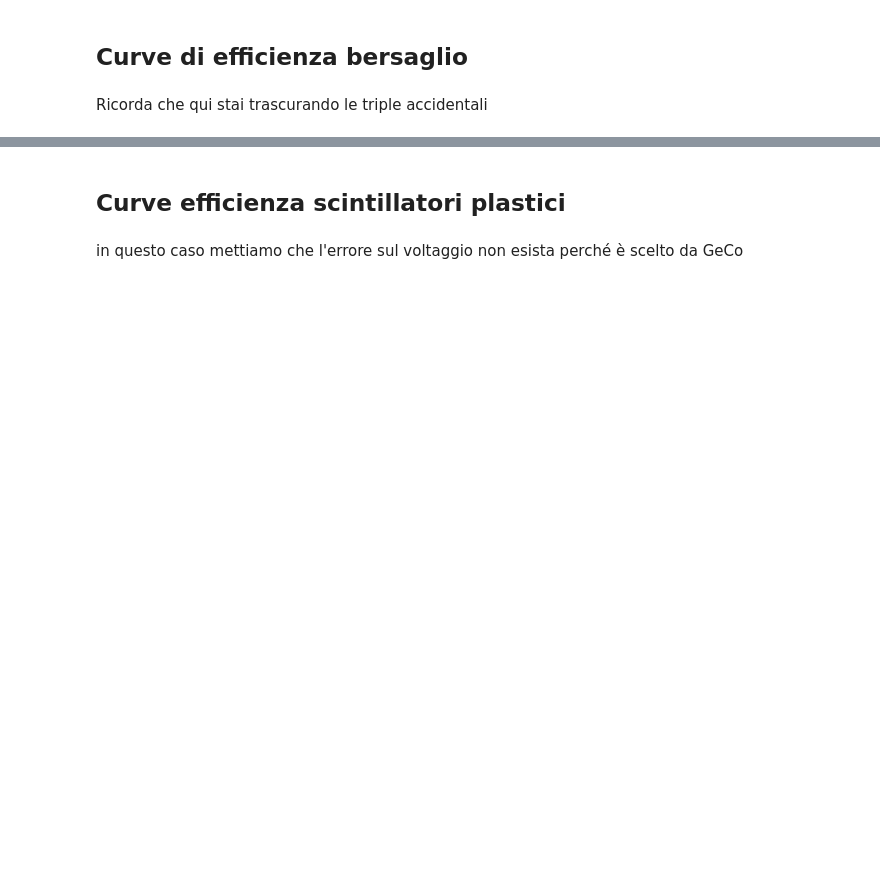
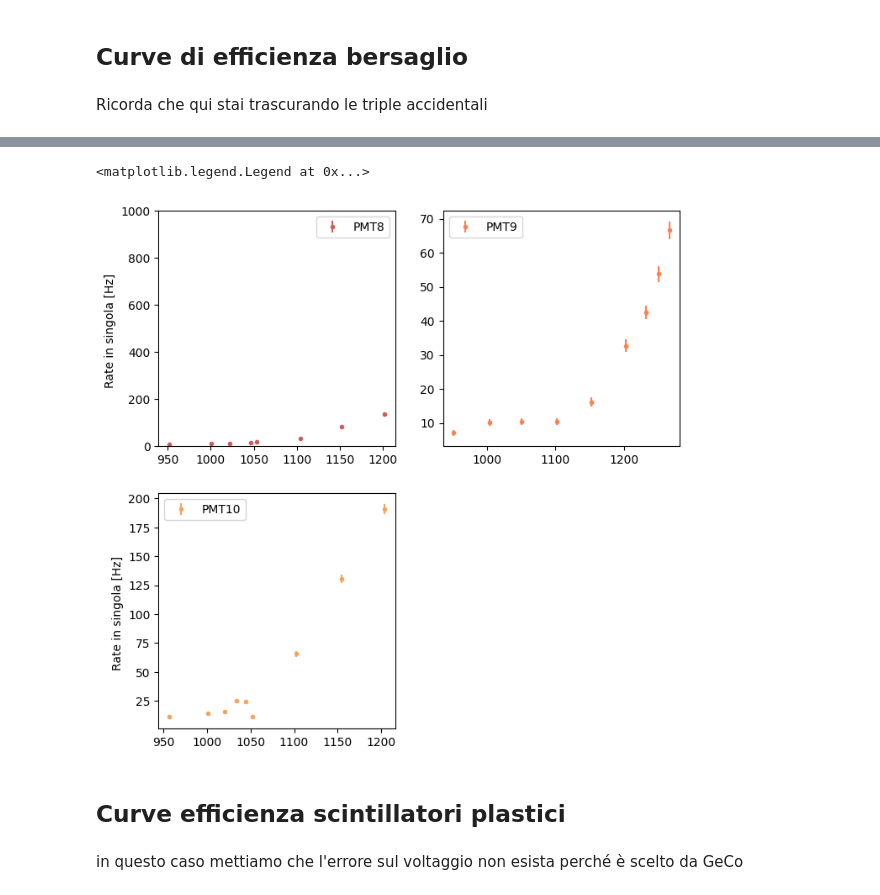
Before and after one commit to JuliaFavaro/Lab-Fund-Int, a Jupyter notebook: MuLife/Calcoli_veloci.ipynb, the cells around one changed output, grey strips where cells are left out. Saved outputs shown, nothing was run; the diff lists cells and outputs as text; code cells hidden in the pictures; blank space fills up the shorter version.

```diff
--- a/MuLife/Calcoli_veloci.ipynb
+++ b/MuLife/Calcoli_veloci.ipynb
@@ -116,15 +121,13 @@ counts_2= np.array([184, 188, 177, 168, 174, 180, 147, 158, 175, 171, 185, 158,
 # %%
-rate1_2=doppie_1_2/time
-rate1=counts_1/time
-rate2=counts_2/time
+rate8=counts_8/time
+rate9=counts_9/time
+rate10=counts_10/time
+rate11=counts_11/time
 
-error8=np.sqrt(triple_8)
-error9=np.sqrt(triple_9)
-error10=np.sqrt(triple_10)
-error11=np.sqrt(triple_11)
-error1_2=np.sqrt(doppie_1_2)
-error1=np.sqrt(counts_1)
-error2=np.sqrt(counts_2)
+errorrate8=np.sqrt(counts_8)/time
+errorrate9=np.sqrt(counts_9)/time
+errorrate10=np.sqrt(counts_10)/time
+errorrate11=np.sqrt(counts_11)/time
 # %%
 def sigma_eff(nt, nd,  ndacc,sigma_ndacc):
     epsilon=nt/(nd-ndacc)
@@ -187,3 +187,24 @@ plt.show()
+# %%
+plt.figure(figsize=(8,8))
+plt.tight_layout
+#plt.title("Rate in singola degli scintillatori")
+plt.subplot(221)
+plt.errorbar(V_8,rate8,errorrate8, fmt='.', color='indianred',label='PMT8')
+plt.ylabel('Rate in singola [Hz] ')
+plt.ylim(0,1000)
+plt.legend()
+
+plt.subplot(222)
+plt.errorbar(V_9,rate9,errorrate9, fmt='.', color='coral',label='PMT9')
+plt.legend()
+
+plt.subplot(223)
+plt.errorbar(V_10,rate10,errorrate10, fmt='.', color='sandybrown',label='PMT10')
+plt.ylabel('Rate in singola [Hz] ')
+plt.legend()
+# %% [output]
+<matplotlib.legend.Legend at 0x...>
+[figure, added]
 # %% [markdown]
 ## Curve efficienza scintillatori plastici
 # %% [markdown]
```
Also changed, not shown: parts of 14 cells of this notebook.
